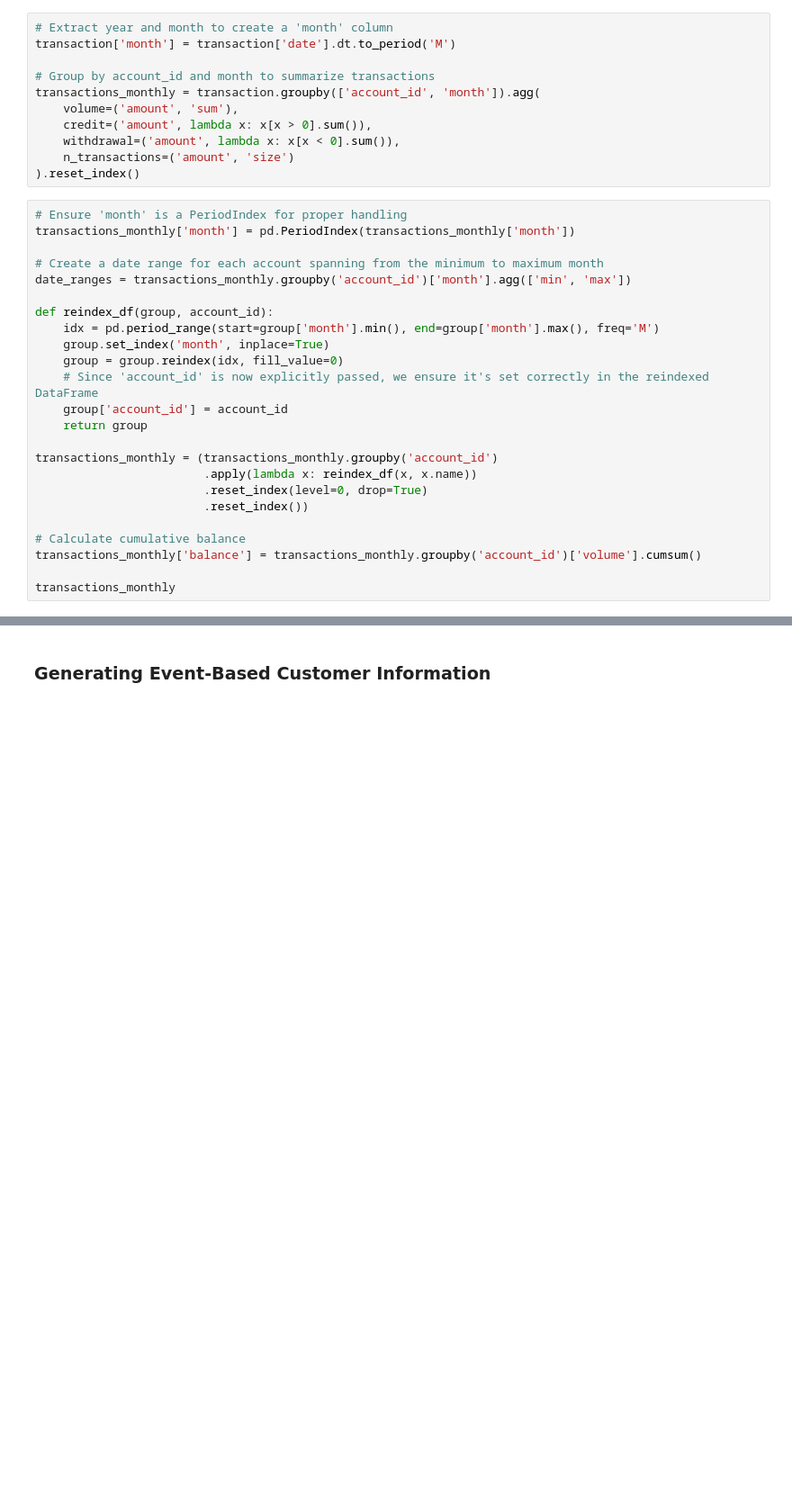
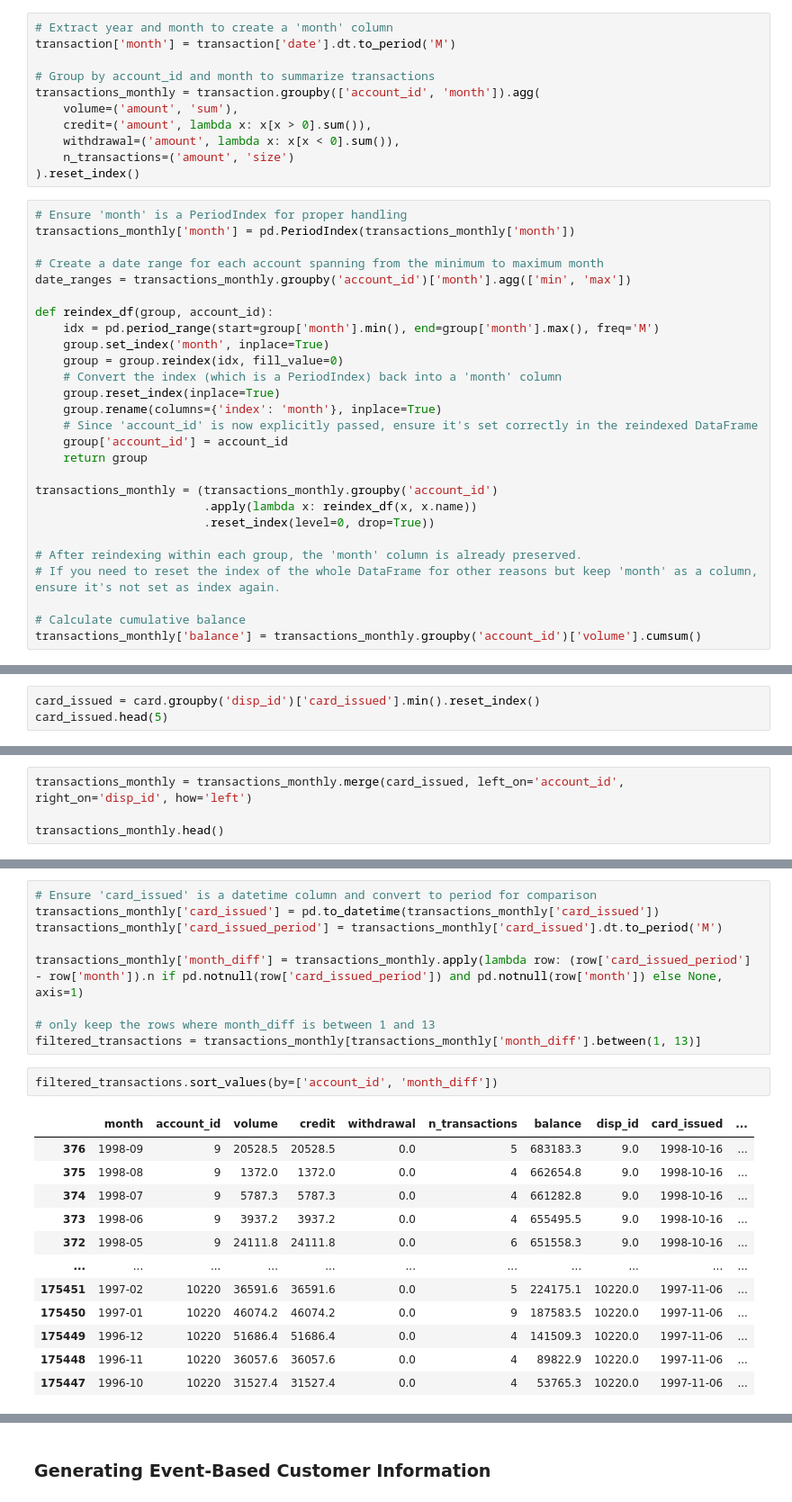
Before and after one commit to okaynils/fhnw-ds-aml, a Jupyter notebook: notebook.ipynb, the cells around one changed output, grey strips where cells are left out. Shown at 90% size. Saved outputs shown, nothing was run; the diff lists cells and outputs as text; blank space fills up the shorter version.

Commit message:
added rollup windows for transactions

```diff
--- a/notebook.ipynb
+++ b/notebook.ipynb
@@ -363,16 +363,19 @@ def reindex_df(group, account_id):
     idx = pd.period_range(start=group['month'].min(), end=group['month'].max(), freq='M')
     group.set_index('month', inplace=True)
     group = group.reindex(idx, fill_value=0)
-    # Since 'account_id' is now explicitly passed, we ensure it's set correctly in the reindexed DataFrame
+    # Convert the index (which is a PeriodIndex) back into a 'month' column
+    group.reset_index(inplace=True)
+    group.rename(columns={'index': 'month'}, inplace=True)
+    # Since 'account_id' is now explicitly passed, ensure it's set correctly in the reindexed DataFrame
     group['account_id'] = account_id
     return group
 
 transactions_monthly = (transactions_monthly.groupby('account_id')
                         .apply(lambda x: reindex_df(x, x.name))
-                        .reset_index(level=0, drop=True)
-                        .reset_index())
+                        .reset_index(level=0, drop=True))
+
+# After reindexing within each group, the 'month' column is already preserved.
+# If you need to reset the index of the whole DataFrame for other reasons but keep 'month' as a column, ensure it's not set as index again.
 
 # Calculate cumulative balance
 transactions_monthly['balance'] = transactions_monthly.groupby('account_id')['volume'].cumsum()
-
-transactions_monthly
@@ -392,0 +400,3 @@ transactions_monthly
+# %%
+card_issued = card.groupby('disp_id')['card_issued'].min().reset_index()
+card_issued.head(5)
@@ -392,0 +410,4 @@ transactions_monthly
+# %%
+transactions_monthly = transactions_monthly.merge(card_issued, left_on='account_id', right_on='disp_id', how='left')
+
+transactions_monthly.head()
@@ -392,0 +446,24 @@ transactions_monthly
+# %%
+# Ensure 'card_issued' is a datetime column and convert to period for comparison
+transactions_monthly['card_issued'] = pd.to_datetime(transactions_monthly['card_issued'])
+transactions_monthly['card_issued_period'] = transactions_monthly['card_issued'].dt.to_period('M')
+
+transactions_monthly['month_diff'] = transactions_monthly.apply(lambda row: (row['card_issued_period'] - row['month']).n if pd.notnull(row['card_issued_period']) and pd.notnull(row['month']) else None, axis=1)
+
+# only keep the rows where month_diff is between 1 and 13
+filtered_transactions = transactions_monthly[transactions_monthly['month_diff'].between(1, 13)]
+# %%
+filtered_transactions.sort_values(by=['account_id', 'month_diff'])
+# %% [output]
+|  | month | account_id | volume | credit | withdrawal | n_transactions | balance | disp_id | card_issued | ... |
+| 376 | 1998-09 | 9 | 20528.5 | 20528.5 | 0.0 | 5 | 683183.3 | 9.0 | 1998-10-16 | ... |
+| 375 | 1998-08 | 9 | 1372.0 | 1372.0 | 0.0 | 4 | 662654.8 | 9.0 | 1998-10-16 | ... |
+| 374 | 1998-07 | 9 | 5787.3 | 5787.3 | 0.0 | 4 | 661282.8 | 9.0 | 1998-10-16 | ... |
+| 373 | 1998-06 | 9 | 3937.2 | 3937.2 | 0.0 | 4 | 655495.5 | 9.0 | 1998-10-16 | ... |
+| 372 | 1998-05 | 9 | 24111.8 | 24111.8 | 0.0 | 6 | 651558.3 | 9.0 | 1998-10-16 | ... |
+| ... | ... | ... | ... | ... | ... | ... | ... | ... | ... | ... |
+| 175451 | 1997-02 | 10220 | 36591.6 | 36591.6 | 0.0 | 5 | 224175.1 | 10220.0 | 1997-11-06 | ... |
+| 175450 | 1997-01 | 10220 | 46074.2 | 46074.2 | 0.0 | 9 | 187583.5 | 10220.0 | 1997-11-06 | ... |
+| 175449 | 1996-12 | 10220 | 51686.4 | 51686.4 | 0.0 | 4 | 141509.3 | 10220.0 | 1997-11-06 | ... |
+| 175448 | 1996-11 | 10220 | 36057.6 | 36057.6 | 0.0 | 4 | 89822.9 | 10220.0 | 1997-11-06 | ... |
+| 175447 | 1996-10 | 10220 | 31527.4 | 31527.4 | 0.0 | 4 | 53765.3 | 10220.0 | 1997-11-06 | ... |
```
Also changed, not shown: parts of 22 cells of this notebook.
